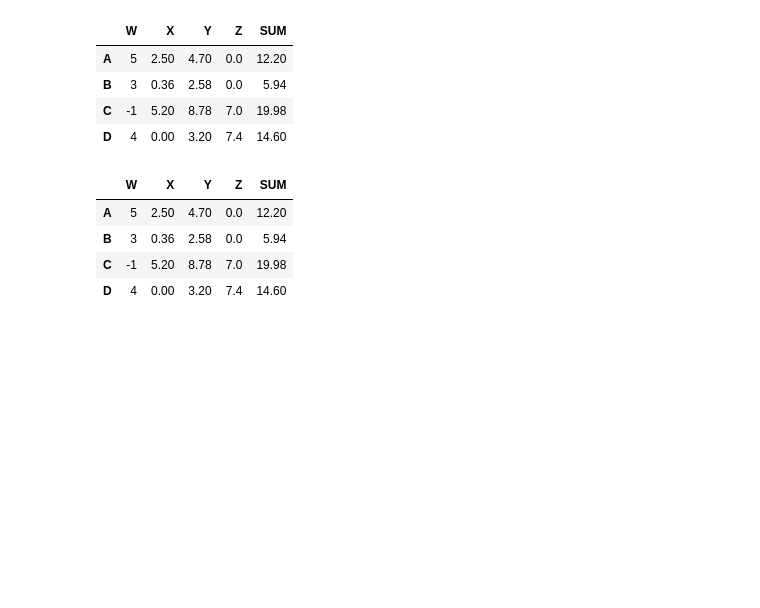
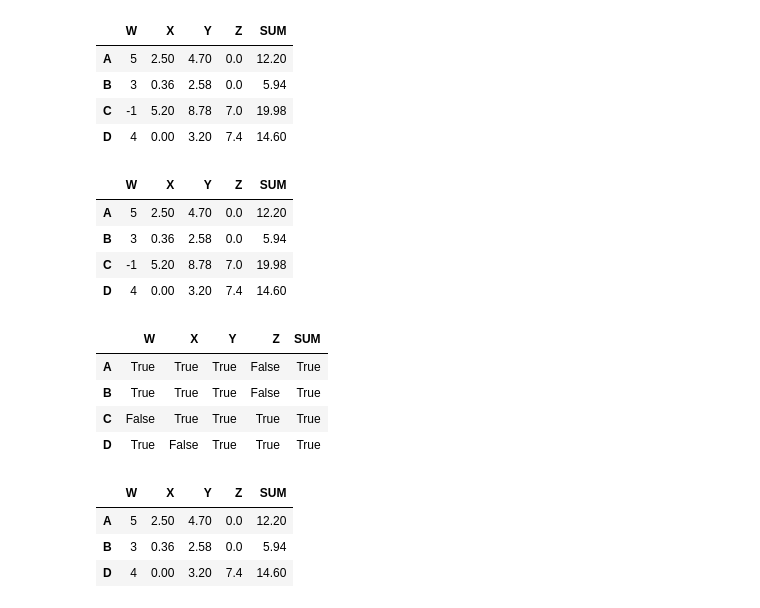
Before and after one commit to Yumil22/Curso_Python, a Jupyter notebook: Libreria_Pandas.ipynb, the cells around one changed output. Drawn from its saved outputs; the diff is of its cells as text; code cells hidden in the pictures; blank space fills up the shorter version.

```diff
--- a/Libreria_Pandas.ipynb
+++ b/Libreria_Pandas.ipynb
@@ -433,3 +434,18 @@ df
 | B | 3 | 0.36 | 2.58 | 0.0 | 5.94 |
 | C | -1 | 5.20 | 8.78 | 7.0 | 19.98 |
 | D | 4 | 0.00 | 3.20 | 7.4 | 14.60 |
+# %%
+df >0
+# %% [output]
+|  | W | X | Y | Z | SUM |
+| A | True | True | True | False | True |
+| B | True | True | True | False | True |
+| C | False | True | True | True | True |
+| D | True | False | True | True | True |
+# %%
+df[df['W']>0]
+# %% [output]
+|  | W | X | Y | Z | SUM |
+| A | 5 | 2.50 | 4.70 | 0.0 | 12.20 |
+| B | 3 | 0.36 | 2.58 | 0.0 | 5.94 |
+| D | 4 | 0.00 | 3.20 | 7.4 | 14.60 |
```
Also changed, not shown: parts of 5 cells of this notebook, 2 other files.
